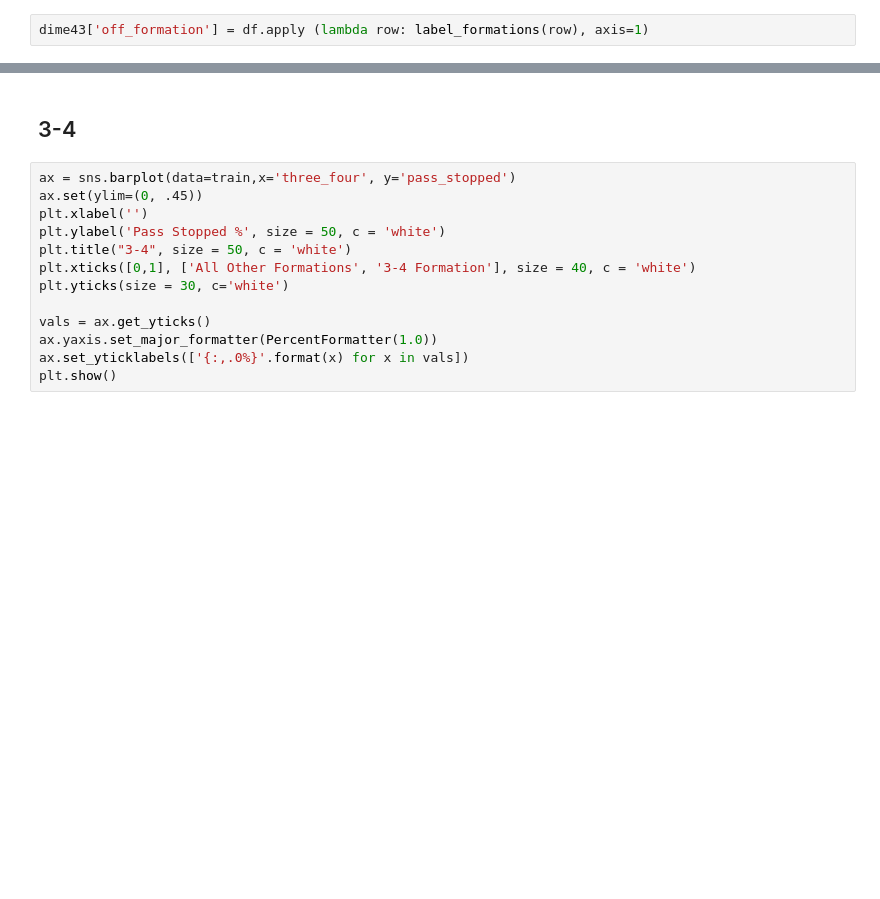
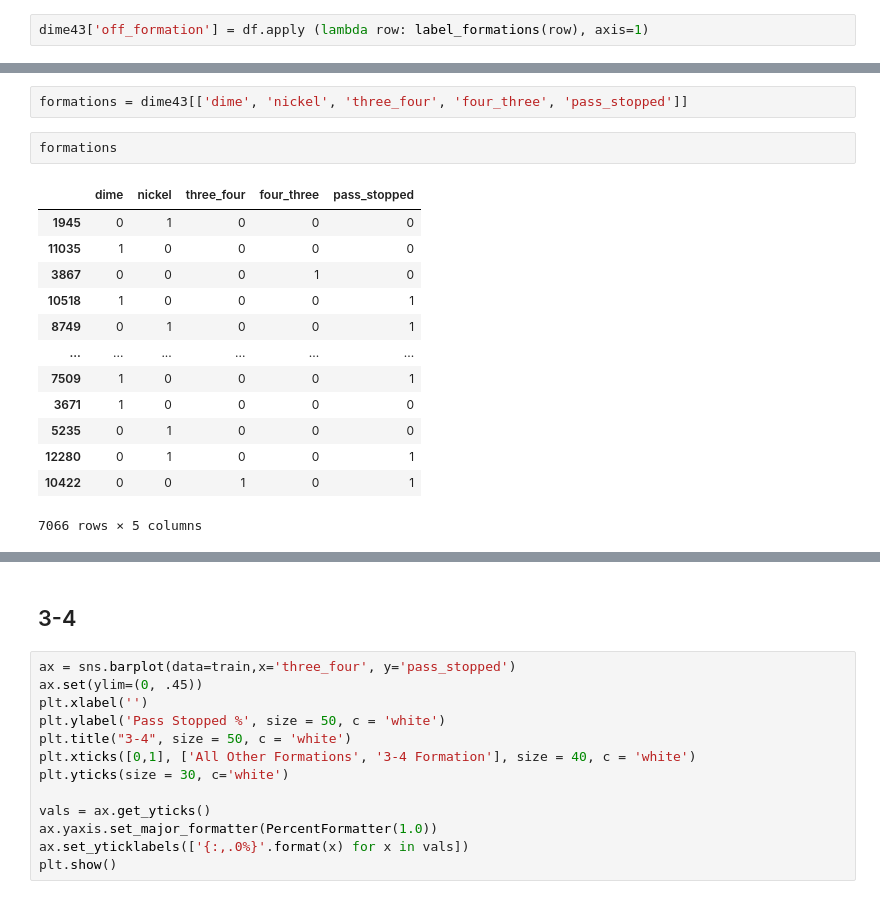
Before and after one commit to Fourth-and-Four/NFL-Big-Data-Bowl-2021, a Jupyter notebook: gn_graphs.ipynb, the cells around one changed output, grey strips where cells are left out. Drawn from its saved outputs; the diff is of its cells as text; blank space fills up the shorter version.

```diff
--- a/gn_graphs.ipynb
+++ b/gn_graphs.ipynb
@@ -175,3 +182,21 @@ four_three     890
 Name: off_formation, dtype: int64
+# %%
+formations = dime43[['dime', 'nickel', 'three_four', 'four_three', 'pass_stopped']]
+# %%
+formations
+# %% [output]
+|  | dime | nickel | three_four | four_three | pass_stopped |
+| 1945 | 0 | 1 | 0 | 0 | 0 |
+| 11035 | 1 | 0 | 0 | 0 | 0 |
+| 3867 | 0 | 0 | 0 | 1 | 0 |
+| 10518 | 1 | 0 | 0 | 0 | 1 |
+| 8749 | 0 | 1 | 0 | 0 | 1 |
+| ... | ... | ... | ... | ... | ... |
+| 7509 | 1 | 0 | 0 | 0 | 1 |
+| 3671 | 1 | 0 | 0 | 0 | 0 |
+| 5235 | 0 | 1 | 0 | 0 | 0 |
+| 12280 | 0 | 1 | 0 | 0 | 1 |
+| 10422 | 0 | 0 | 1 | 0 | 1 |
+7066 rows × 5 columns
 # %%
 plt.rc("figure", figsize=(16, 12))
```
Also changed, not shown: parts of 6 cells of this notebook.
